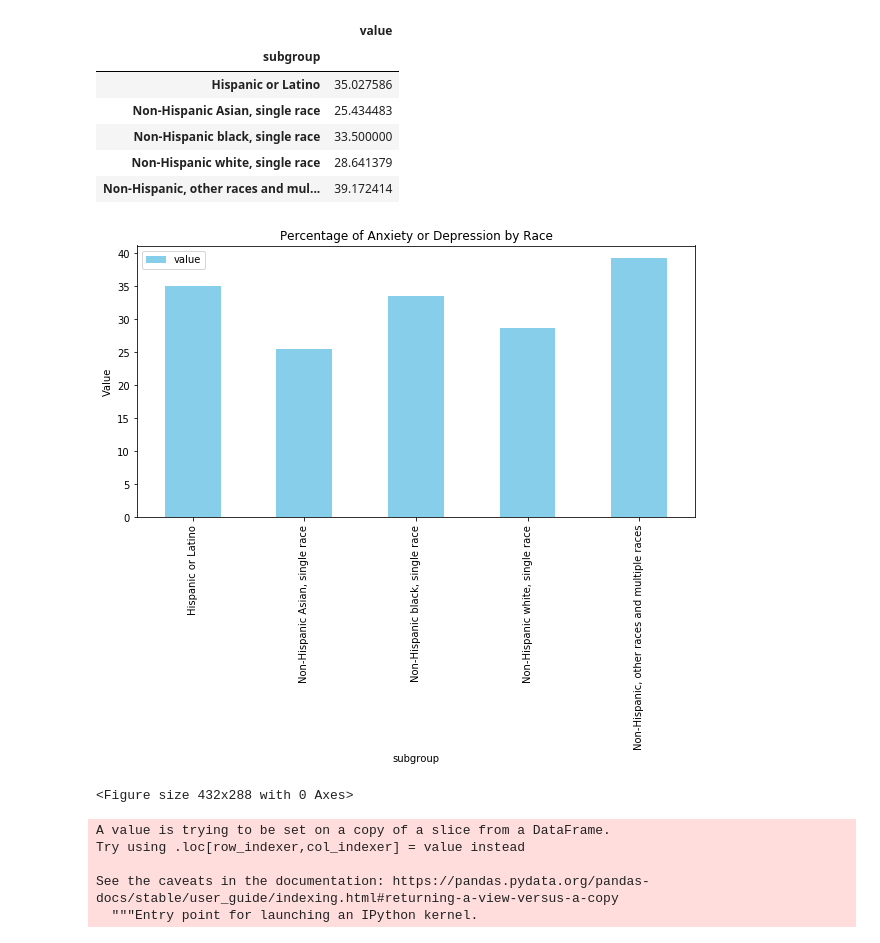
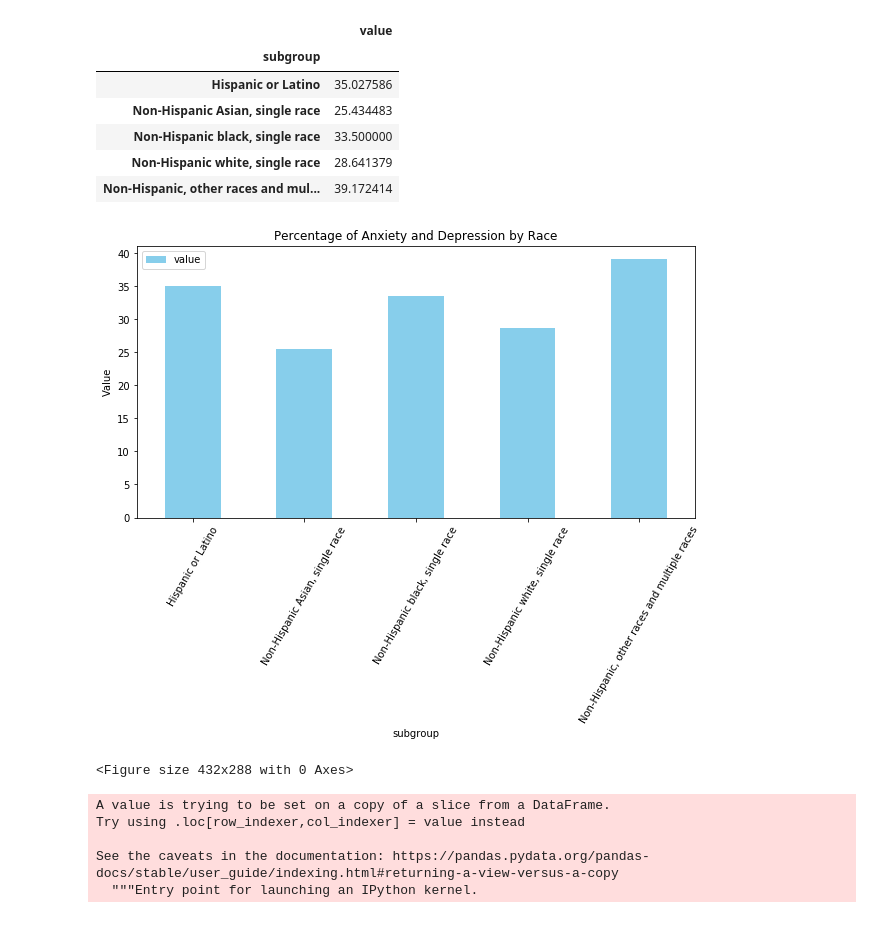
Before and after one commit to d-hires/Pandemic-Warriors-Project-1, a Jupyter notebook: Race.ipynb, the cells around one changed output. Cells and saved outputs as stored; diff of their text form; code cells hidden in the pictures.

Commit message:
charts updated

```diff
--- a/Race.ipynb
+++ b/Race.ipynb
@@ -73,15 +73,16 @@ See the caveats in the documentation: https://pandas.pydata.org/pandas-docs/stab
 # %%
 import matplotlib.pyplot as plt
 
 # Use DataFrame.plot() in order to create a bar chart of the data
 race_mean.plot(kind="bar", color = "skyblue", figsize=(10,5))
+plt.xticks(rotation=60)
 # Set a title for the chart
-plt.title("Percentage of Anxiety or Depression by Race")
+plt.title("Percentage of Anxiety and Depression by Race")
 plt.ylabel("Value")
 plt.show()
 plt.tight_layout()
 # %% [output]
-[figure, old version]
+[figure, new version]
 <Figure size 432x288 with 0 Axes>
 # %%
 race_df['value']=race_df['value'].astype(float)
```
Also changed, not shown: parts of 1 cell of this notebook.
